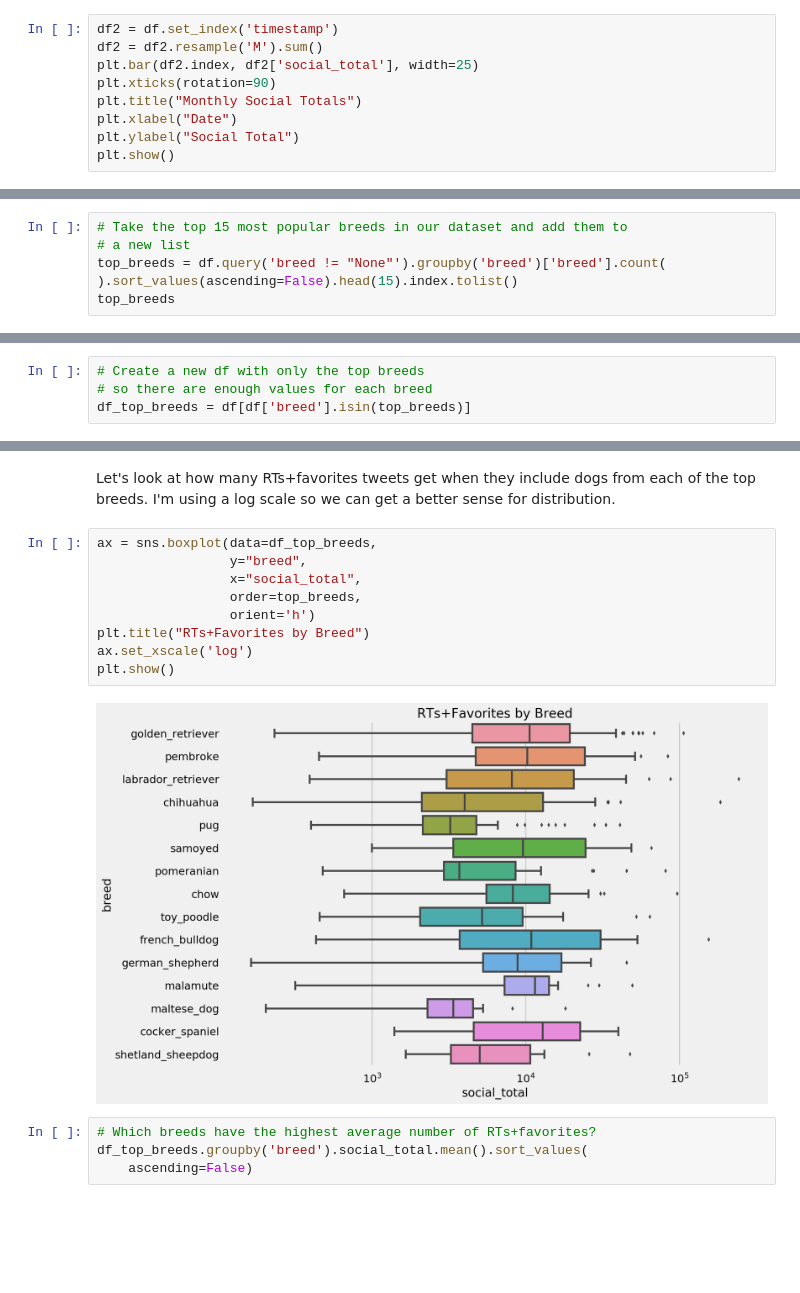
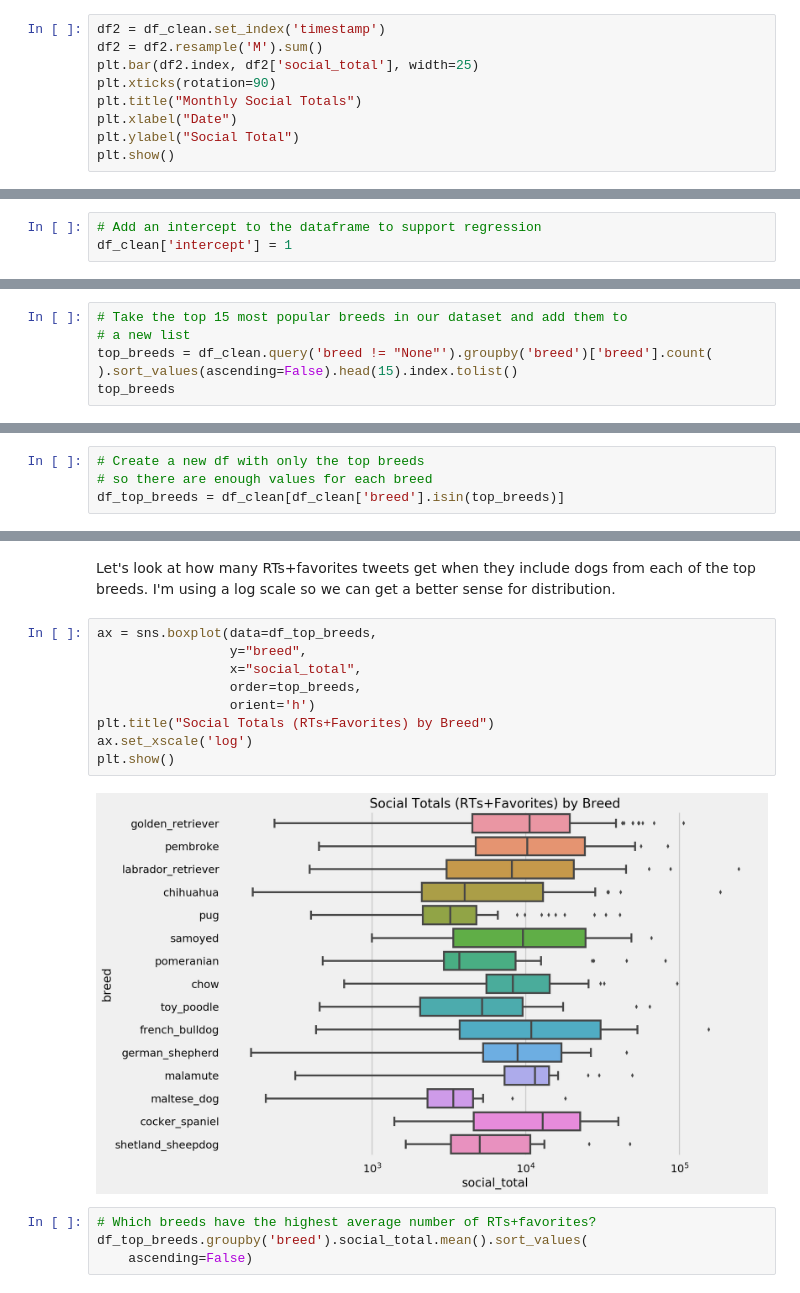
Before and after one commit to kennethn/data-analyst-nanodegree, a Jupyter notebook: 4_Wrangle_And_Analyze_Data/wrangle_act.ipynb, the cells around one changed output, grey strips where cells are left out. Drawn from its saved outputs; the diff is of its cells as text; blank space fills up the shorter version.

```diff
--- a/4_Wrangle_And_Analyze_Data/wrangle_act.ipynb
+++ b/4_Wrangle_And_Analyze_Data/wrangle_act.ipynb
@@ -606,7 +910,7 @@ plt.show()
 # %% [markdown]
 We see that WeRateDogs' average social feedback per tweet has increased significantly as the account has become more popular. We see the same effect if we look at *total* social feedback (a sum of all RTs+tweets for all tweets in a given month).
 # %%
-df2 = df.set_index('timestamp')
+df2 = df_clean.set_index('timestamp')
 df2 = df2.resample('M').sum()
 plt.bar(df2.index, df2['social_total'], width=25)
 plt.xticks(rotation=90)
@@ -709,0 +933,3 @@ memory usage: 373.1+ KB
+# %%
+# Add an intercept to the dataframe to support regression
+df_clean['intercept'] = 1
@@ -779,7 +1035,7 @@ Name: rating, dtype: int64
 # %%
 # Take the top 15 most popular breeds in our dataset and add them to
 # a new list
-top_breeds = df.query('breed != "None"').groupby('breed')['breed'].count(
+top_breeds = df_clean.query('breed != "None"').groupby('breed')['breed'].count(
 ).sort_values(ascending=False).head(15).index.tolist()
 top_breeds
 # %% [output]
@@ -801,7 +1057,7 @@ top_breeds
 # %%
 # Create a new df with only the top breeds
 # so there are enough values for each breed
-df_top_breeds = df[df['breed'].isin(top_breeds)]
+df_top_breeds = df_clean[df_clean['breed'].isin(top_breeds)]
 # %%
 ax = sns.boxplot(data=df_top_breeds,
                  y="breed",
@@ -817,14 +1073,14 @@ Let's look at how many RTs+favorites tweets get when they include dogs from each
 # %%
 ax = sns.boxplot(data=df_top_breeds,
                  y="breed",
                  x="social_total",
                  order=top_breeds,
                  orient='h')
-plt.title("RTs+Favorites by Breed")
+plt.title("Social Totals (RTs+Favorites) by Breed")
 ax.set_xscale('log')
 plt.show()
 # %% [output]
-[figure, old version]
+[figure, new version]
 # %%
 # Which breeds have the highest average number of RTs+favorites?
 df_top_breeds.groupby('breed').social_total.mean().sort_values(
```
Also changed, not shown: parts of 112 cells of this notebook, 12 other files.
